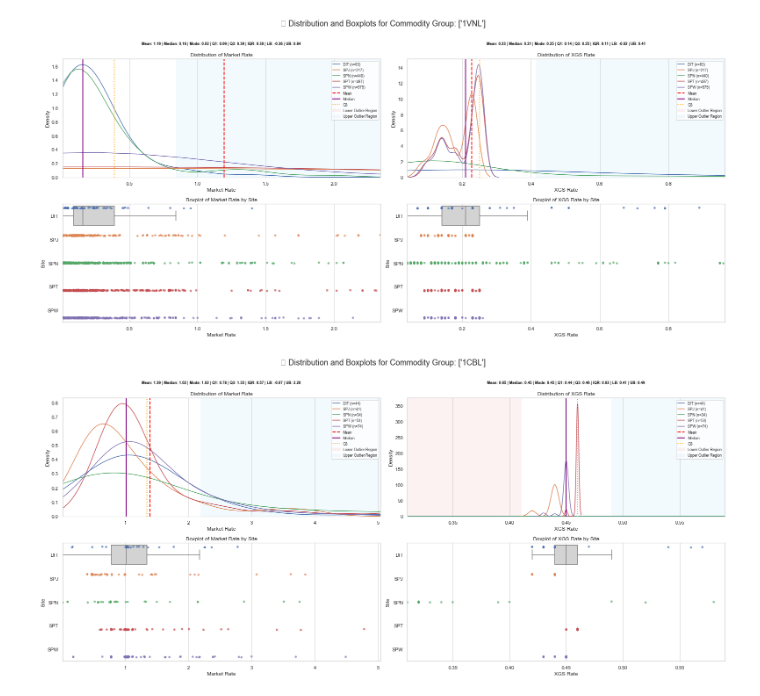
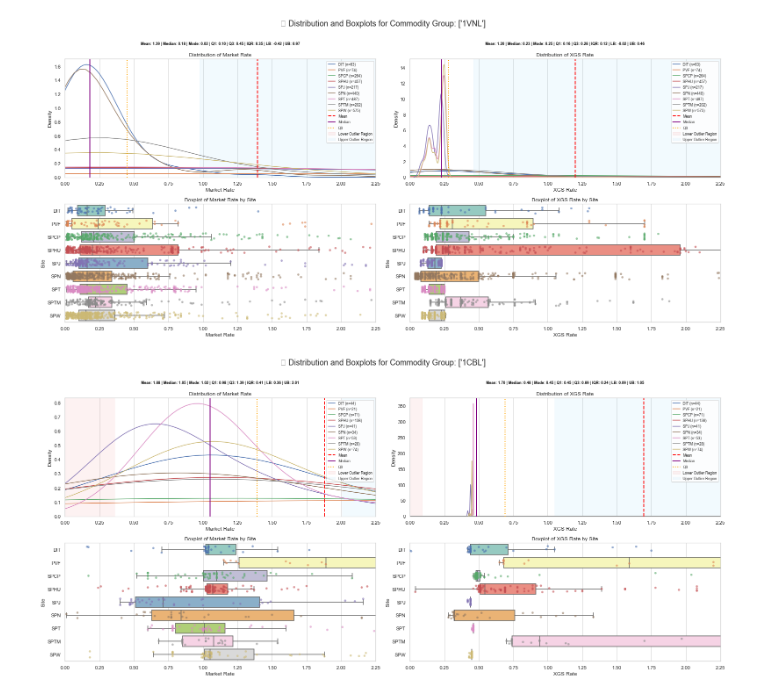
Before and after one commit to Zhuwaki/diverzify_freight_analysis, a Jupyter notebook: notebooks/nigel/histogram.ipynb, the cells around one changed output. Drawn from its saved outputs; the diff is of its cells as text; code cells hidden in the pictures.

Commit message:
Updated notebook to include removal of surcharge on market rate and adjusting for inflation for XGS rates and adding new sites to the freight rates

```diff
--- a/notebooks/nigel/histogram.ipynb
+++ b/notebooks/nigel/histogram.ipynb
@@ -5,7 +5,7 @@ import pandas as pd
 # %%
 
 # ✅ Load and clean data
-df = pd.read_csv('../../data/downloads/freight_comparison_20250417_003719.csv')
+df = pd.read_csv('../../data/downloads/freight_comparison_20250418_130840.csv')
 df.replace([float('inf'), float('-inf')], pd.NA, inplace=True)
 df.dropna(subset=["market_rate", "xgs_rate", "freight_ratio", "rate_ratio"], inplace=True)
 df = df[df['freight_price'] >0]
@@ -41,10 +41,10 @@ for group in commodity_groups:
         group_mode = data.mode().iloc[0] if not data.mode().empty else None
 
         # 📏 Smart zoom: clip x-axis around IQR bounds
-        margin = 5 * iqr
-        x_min = max(lower_bound - margin, data.min())
-        x_max = min(upper_bound + margin, data.max())
-        x_range = (x_min, x_max)
+      #  margin = 5 * iqr
+       # x_min = max(lower_bound - margin, data.min())
+       # x_max = min(upper_bound + margin, data.max())
+       # x_range = (x_min, x_max)
 
         # 📈 KDEs by site (with correct invoice counts)
         for site in group_df['site'].dropna().unique():
@@ -82,40 +82,51 @@ for group in commodity_groups:
             transform=ax_top.transAxes,
             ha='center',
             fontsize=8.5,
             color='black',
             fontweight='bold'
         )
 
         # 📐 Apply smart zoom range
         ax_top.set_xlim(x_range)
         ax_bottom.set_xlim(x_range)
         ax_top.set_title(f"Distribution of {titles[i]}")
         ax_top.set_xlabel(titles[i])
         ax_top.set_ylabel("Density")
         ax_top.grid(axis='y', visible=False)
         ax_top.grid(axis='x', visible=True)
         ax_top.legend(fontsize="x-small", loc='upper right')
 
         # 📦 Boxplot + Stripplot
-        sns.boxplot(x=group_df[metric], ax=ax_bottom, color='lightgrey', fliersize=0)
-        sns.stripplot(
+      # 📦 Boxplot + Stripplot per site
+        plot_data = group_df.dropna(subset=[metric, "site"])
+
+        sns.boxplot(
+            data=plot_data,
             x=metric,
             y="site",
-            data=group_df[[metric, "site"]].dropna(),
-            hue="site",
+            ax=ax_bottom,
+            palette="Set3",
+            fliersize=0
+        )
+
+        sns.stripplot(
+            data=plot_data,
+            x=metric,
+            y="site",
             dodge=True,
-            jitter=True,
-            alpha=0.7,
-            ax=ax_bottom,
-            orient="h"
+            jitter=0.25,
+            alpha=0.6,
+            ax=ax_bottom
         )
+
         ax_bottom.set_title(f"Boxplot of {titles[i]} by Site")
         ax_bottom.set_xlabel(titles[i])
         ax_bottom.set_ylabel("Site")
         ax_bottom.legend([], [], frameon=False)
 
+
     plt.tight_layout()
     plt.show()
 # %% [output]
-[figure, old version]
+[figure, new version]
-[figure, old version]
+[figure, new version]
```
Also changed, not shown: parts of 3 cells of this notebook, 17 other files.
